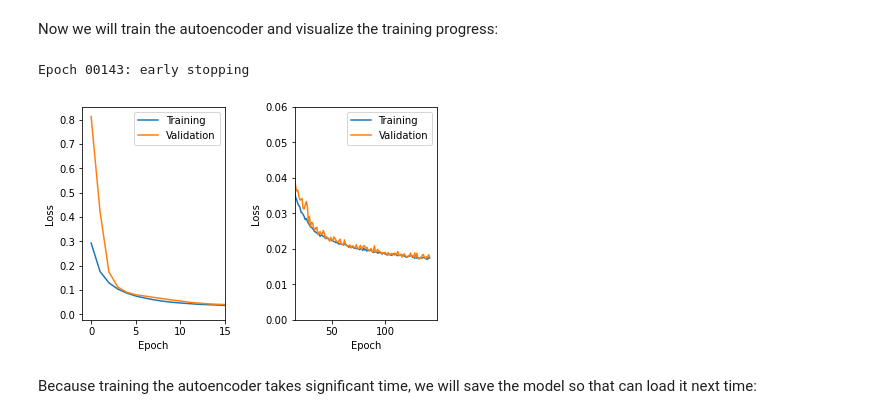
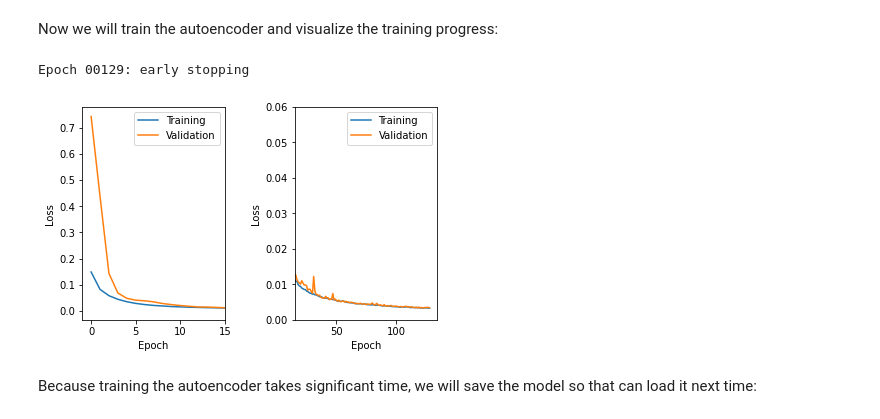
Before and after one commit to cstckr/convolutional_autoencoder, a Jupyter notebook: convolutional_autoencoder.ipynb, the cells around one changed output. Drawn from its saved outputs; the diff is of its cells as text; code cells hidden in the pictures.

```diff
--- a/convolutional_autoencoder.ipynb
+++ b/convolutional_autoencoder.ipynb
@@ -150,27 +150,27 @@ _________________________________________________________________
 Now we will train the autoencoder and visualize the training progress:
 # %%
 autoencoder1 = ConvolutionalAutoencoder(seed=42)
-autoencoder1.compile(optimizer="adam", loss="mae")
+autoencoder1.compile(optimizer="adam", loss="mse")
 es = callbacks.EarlyStopping(monitor="val_loss", mode="min", verbose=1, patience=10)
 history = autoencoder1.fit(x_train_4s, x_train_4s, epochs=200, batch_size=256, validation_data=(x_test_4s, x_test_4s),
                            shuffle=True, verbose=0, callbacks=[es])
 
 fig, ax = plt.subplots(1, 2)
 for i in [0, 1]:
     ax[i].plot(history.history["loss"], label="Training")
     ax[i].plot(history.history["val_loss"], label="Validation")
     ax[i].set_xlabel("Epoch")
     ax[i].set_ylabel("Loss")
     ax[i].legend()
 
 ax[0].set_xlim(-1, 15)
 ax[1].set_xlim(15, )
 ax[1].set_ylim(0, 0.06)
 plt.tight_layout(pad=2.0)
 plt.show()
 # %% [output]
-Epoch 00143: early stopping
+Epoch 00129: early stopping
-[figure, old version]
+[figure, new version]
 # %% [markdown]
 Because training the autoencoder takes significant time, we will save the model so that can load it next time:
 # %%
```
Also changed, not shown: parts of 7 cells of this notebook, 3 other files.
